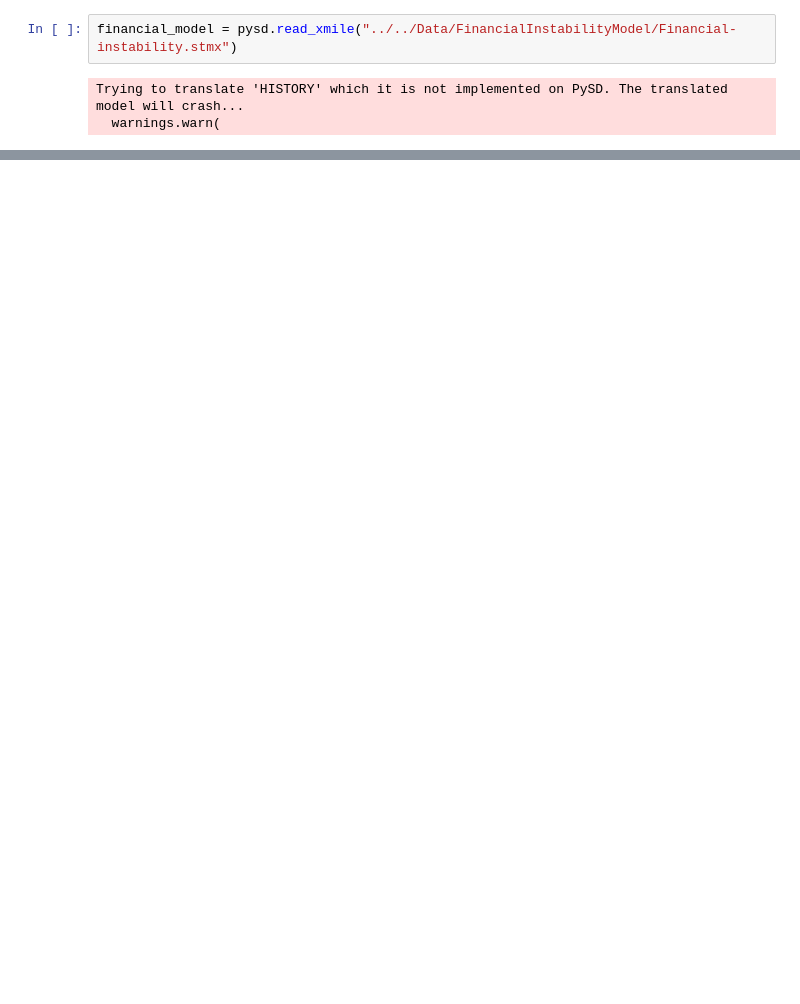
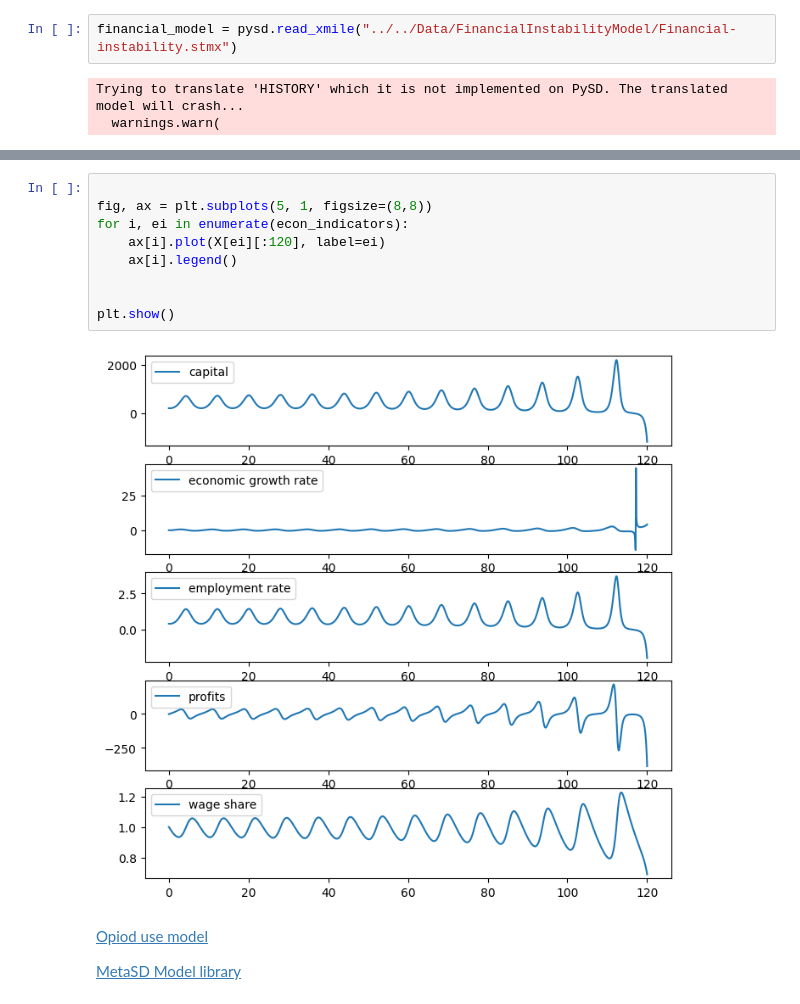
Before and after one commit to djpasseyjr/graphinference, a Jupyter notebook: Notebooks/Jupyter/NonLinearModels.ipynb, the cells around one changed output, grey strips where cells are left out. Cells and saved outputs as stored; diff of their text form; blank space fills up the shorter version.

```diff
--- a/Notebooks/Jupyter/NonLinearModels.ipynb
+++ b/Notebooks/Jupyter/NonLinearModels.ipynb
@@ -110,0 +132,15 @@ class economic_growth_rate:
+# %%
+
+fig, ax = plt.subplots(5, 1, figsize=(8,8))
+for i, ei in enumerate(econ_indicators):
+    ax[i].plot(X[ei][:120], label=ei)
+    ax[i].legend()
+
+
+plt.show()
+# %% [output]
+[figure, added]
+# %% [markdown]
+[Opiod use model](https://jamanetwork.com/journals/jamanetworkopen/fullarticle/2723405)
+
+[MetaSD Model library](https://metasd.com/model-library/)
```
Also changed, not shown: parts of 10 cells of this notebook, 2 other files.
